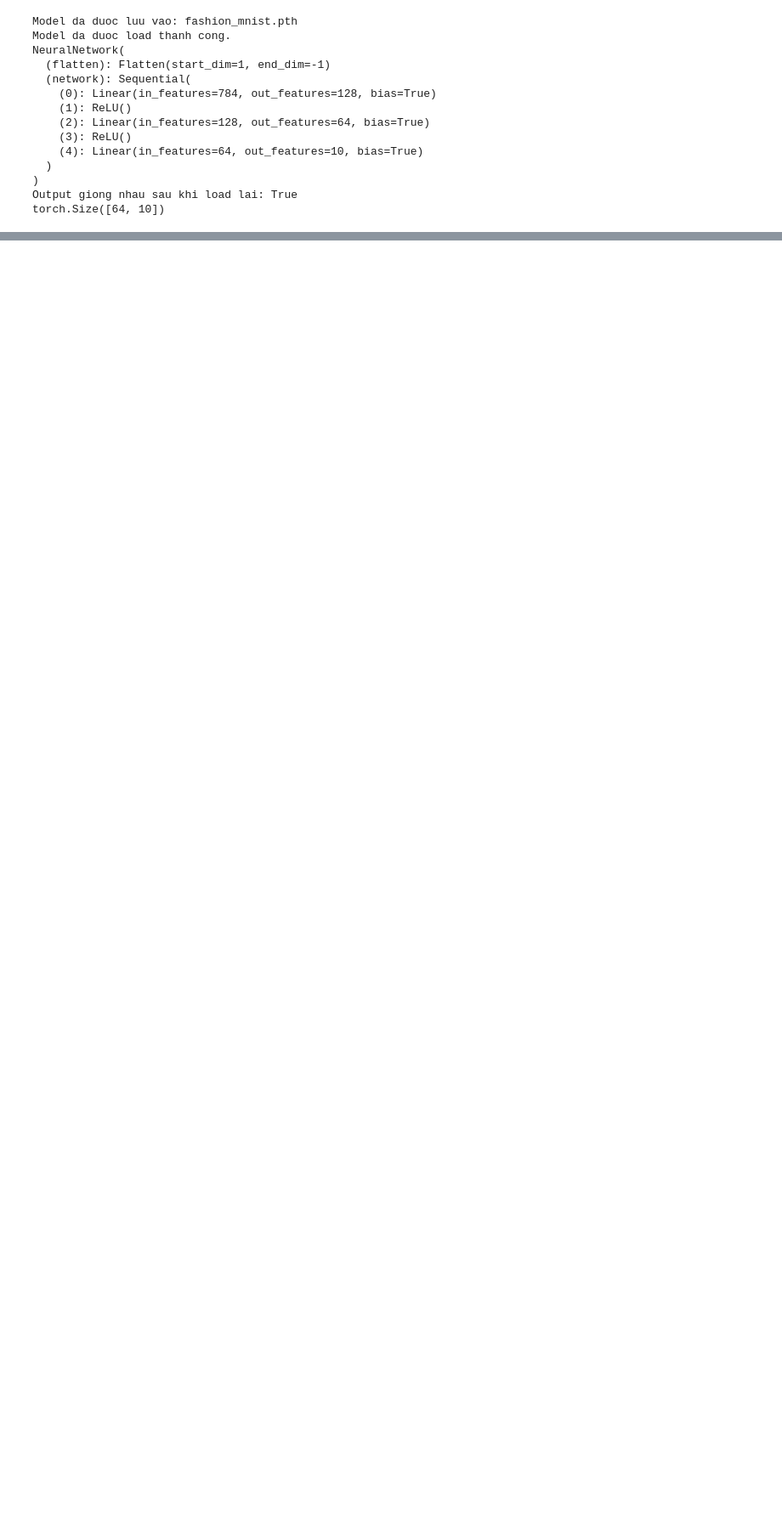
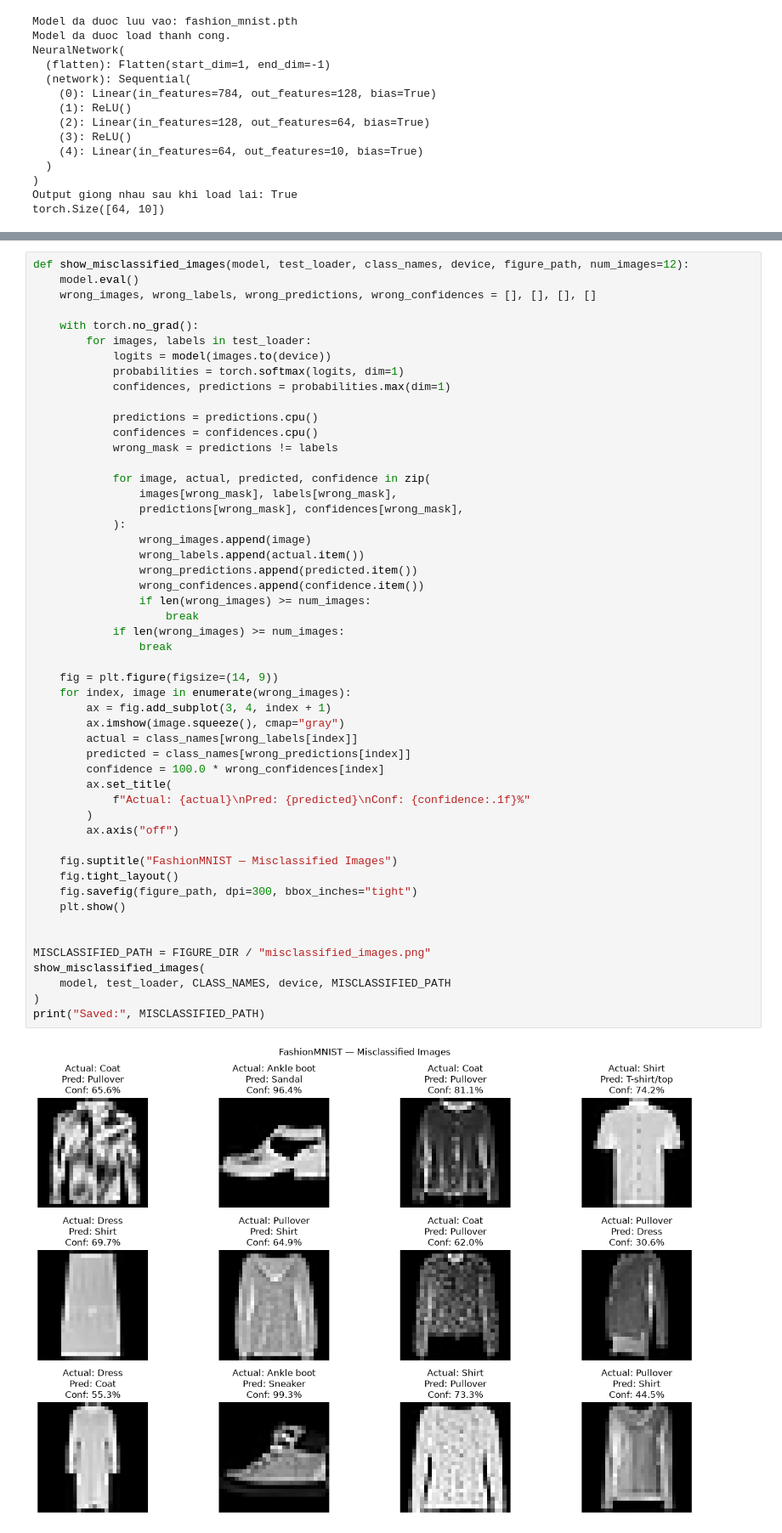
Before and after one commit to tanlen06-debug/UTH-Deep-Learning-nhom2, a Jupyter notebook: Practice_1/notebooks/Final_lab_1.ipynb, the cells around one changed output, grey strips where cells are left out. Shown at 85% size. Drawn from its saved outputs; the diff is of its cells as text; blank space fills up the shorter version.

```diff
--- a/Practice_1/notebooks/Final_lab_1.ipynb
+++ b/Practice_1/notebooks/Final_lab_1.ipynb
@@ -688,0 +1433,53 @@ torch.Size([64, 10])
+# %%
+def show_misclassified_images(model, test_loader, class_names, device, figure_path, num_images=12):
+    model.eval()
+    wrong_images, wrong_labels, wrong_predictions, wrong_confidences = [], [], [], []
+
+    with torch.no_grad():
+        for images, labels in test_loader:
+            logits = model(images.to(device))
+            probabilities = torch.softmax(logits, dim=1)
+            confidences, predictions = probabilities.max(dim=1)
+
+            predictions = predictions.cpu()
+            confidences = confidences.cpu()
+            wrong_mask = predictions != labels
+
+            for image, actual, predicted, confidence in zip(
+                images[wrong_mask], labels[wrong_mask],
+                predictions[wrong_mask], confidences[wrong_mask],
+            ):
+                wrong_images.append(image)
+                wrong_labels.append(actual.item())
+                wrong_predictions.append(predicted.item())
+                wrong_confidences.append(confidence.item())
+                if len(wrong_images) >= num_images:
+                    break
+            if len(wrong_images) >= num_images:
+                break
+
+    fig = plt.figure(figsize=(14, 9))
+    for index, image in enumerate(wrong_images):
+        ax = fig.add_subplot(3, 4, index + 1)
+        ax.imshow(image.squeeze(), cmap="gray")
+        actual = class_names[wrong_labels[index]]
+        predicted = class_names[wrong_predictions[index]]
+        confidence = 100.0 * wrong_confidences[index]
+        ax.set_title(
+            f"Actual: {actual}\nPred: {predicted}\nConf: {confidence:.1f}%"
+        )
+        ax.axis("off")
+
+    fig.suptitle("FashionMNIST — Misclassified Images")
+    fig.tight_layout()
+    fig.savefig(figure_path, dpi=300, bbox_inches="tight")
+    plt.show()
+
+
+MISCLASSIFIED_PATH = FIGURE_DIR / "misclassified_images.png"
+show_misclassified_images(
+    model, test_loader, CLASS_NAMES, device, MISCLASSIFIED_PATH
+)
+print("Saved:", MISCLASSIFIED_PATH)
+# %% [output]
+[figure, added]
```
Also changed, not shown: parts of 68 cells of this notebook, 8 other files.
